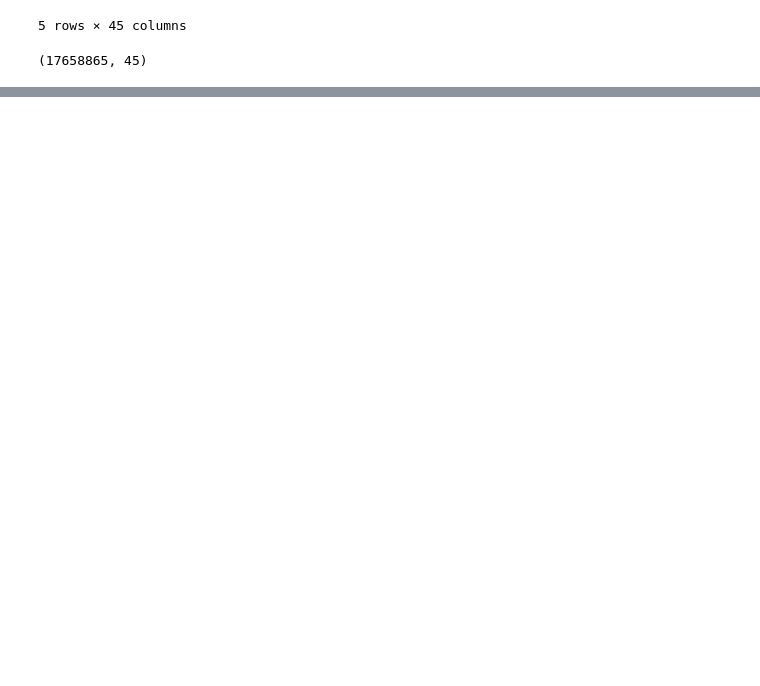
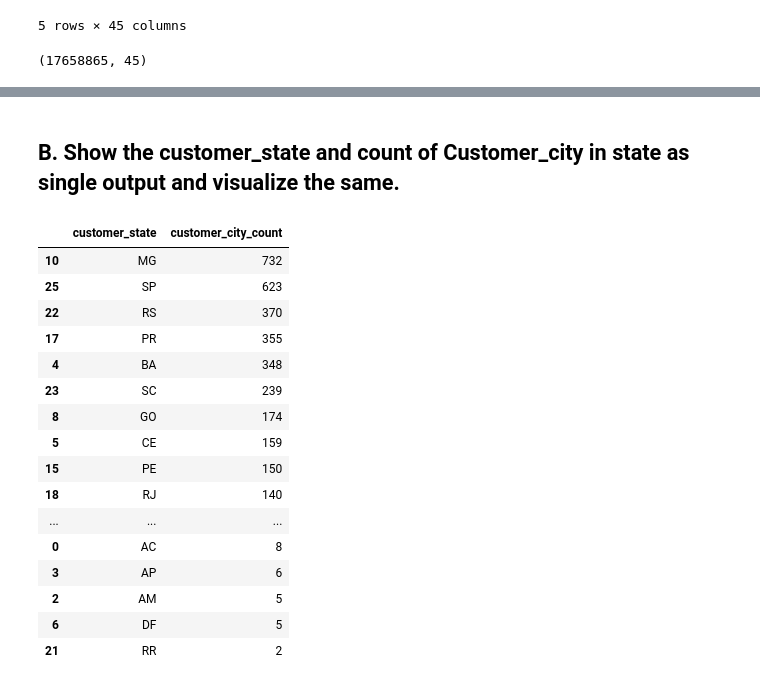
Before and after one commit to hasnaingandhi/DSCapstone, a Jupyter notebook: notebook.ipynb, the cells around one changed output, grey strips where cells are left out. Saved outputs shown, nothing was run; the diff lists cells and outputs as text; code cells hidden in the pictures; blank space fills up the shorter version.

```diff
--- a/notebook.ipynb
+++ b/notebook.ipynb
@@ -115,0 +136,25 @@ plt.show()
+# %% [markdown]
+## B. Show the customer_state and count of Customer_city in state as single output and visualize the same.
+# %%
+cnt_cust_city = retail.groupby('customer_state')['customer_city'].nunique().reset_index()
+cnt_cust_city = cnt_cust_city.rename(columns={'customer_city': 'customer_city_count'})
+cnt_cust_city = cnt_cust_city.sort_values(by='customer_city_count', ascending = False)
+cnt_cust_city
+# %% [output]
+|  | customer_state | customer_city_count |
+| 10 | MG | 732 |
+| 25 | SP | 623 |
+| 22 | RS | 370 |
+| 17 | PR | 355 |
+| 4 | BA | 348 |
+| 23 | SC | 239 |
+| 8 | GO | 174 |
+| 5 | CE | 159 |
+| 15 | PE | 150 |
+| 18 | RJ | 140 |
+| ... | ... | ... |
+| 0 | AC | 8 |
+| 3 | AP | 6 |
+| 2 | AM | 5 |
+| 6 | DF | 5 |
+| 21 | RR | 2 |
```
Also changed, not shown: parts of 12 cells of this notebook.
